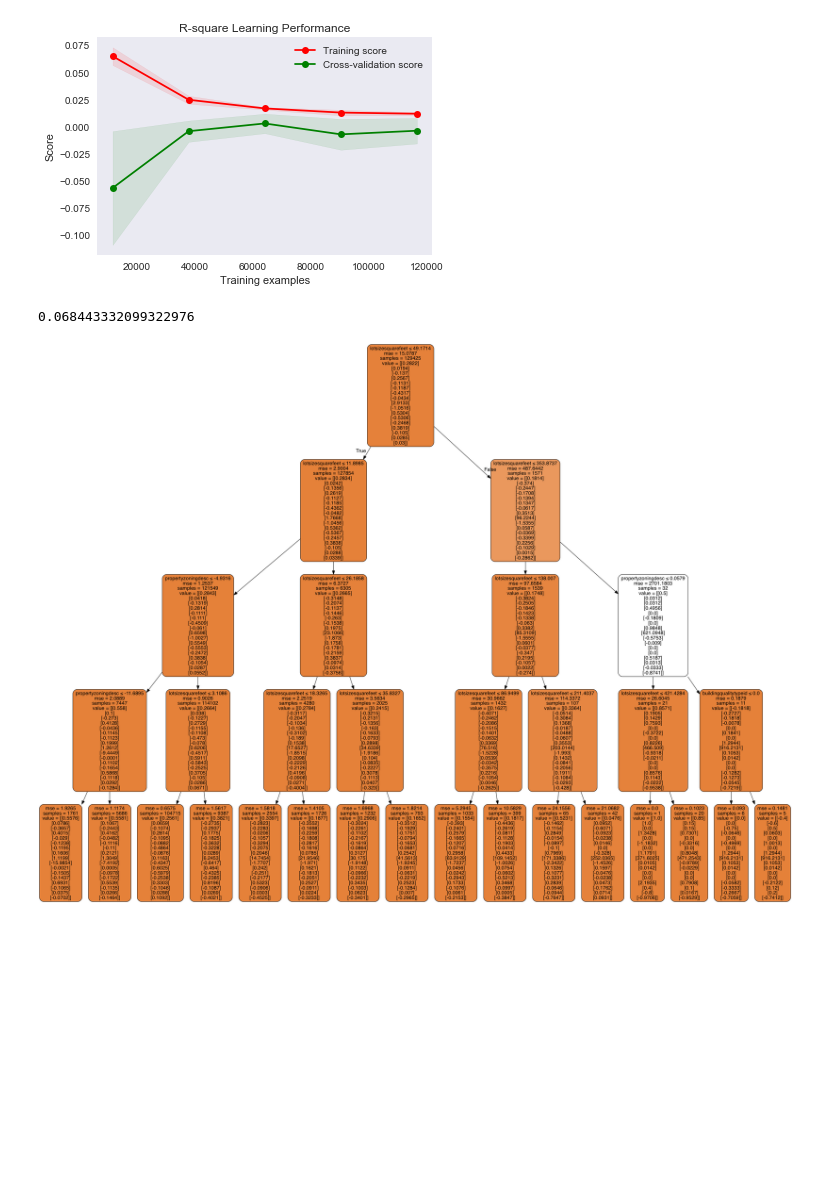
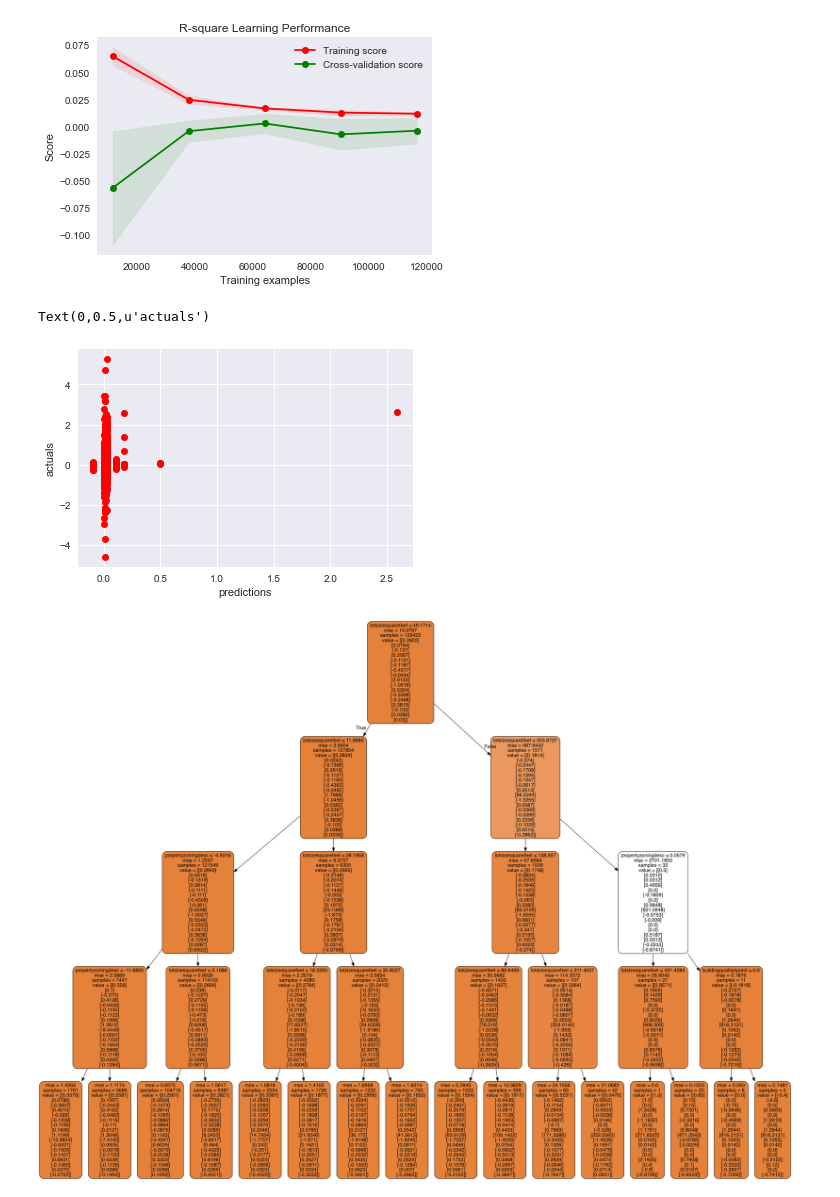
Before and after one commit to saurabhrpi/Improve-Zillow-s-Prediction-Residual, a Jupyter notebook: ZillowEstimate.ipynb, the cells around one changed output. Saved outputs shown, nothing was run; the diff lists cells and outputs as text; code cells hidden in the pictures; blank space fills up the shorter version.

```diff
--- a/ZillowEstimate.ipynb
+++ b/ZillowEstimate.ipynb
@@ -767,10 +724,14 @@ plot_learning_curve(clf,'R-square Learning Performance',X_train_1st,y_train_1st,
 # %%
 #mean_absolute_error(y_test,clf.predict(X_test))
 clf = DecisionTreeRegressor(max_depth=4)
 clf.fit(X_train_1st, y_train_1st)
 mean_absolute_error(y_test,clf.predict(X_test))
+plt.plot(clf.predict(X_test),y_test,'ro')
+plt.xlabel('predictions')
+plt.ylabel('actuals')
 # %% [output]
-0.068443332099322976
+Text(0,0.5,u'actuals')
+[figure, added]
 # %%
 dot_data = StringIO()
 tree.export_graphviz(clf, out_file=dot_data,
```
Also changed, not shown: parts of 15 cells of this notebook.
